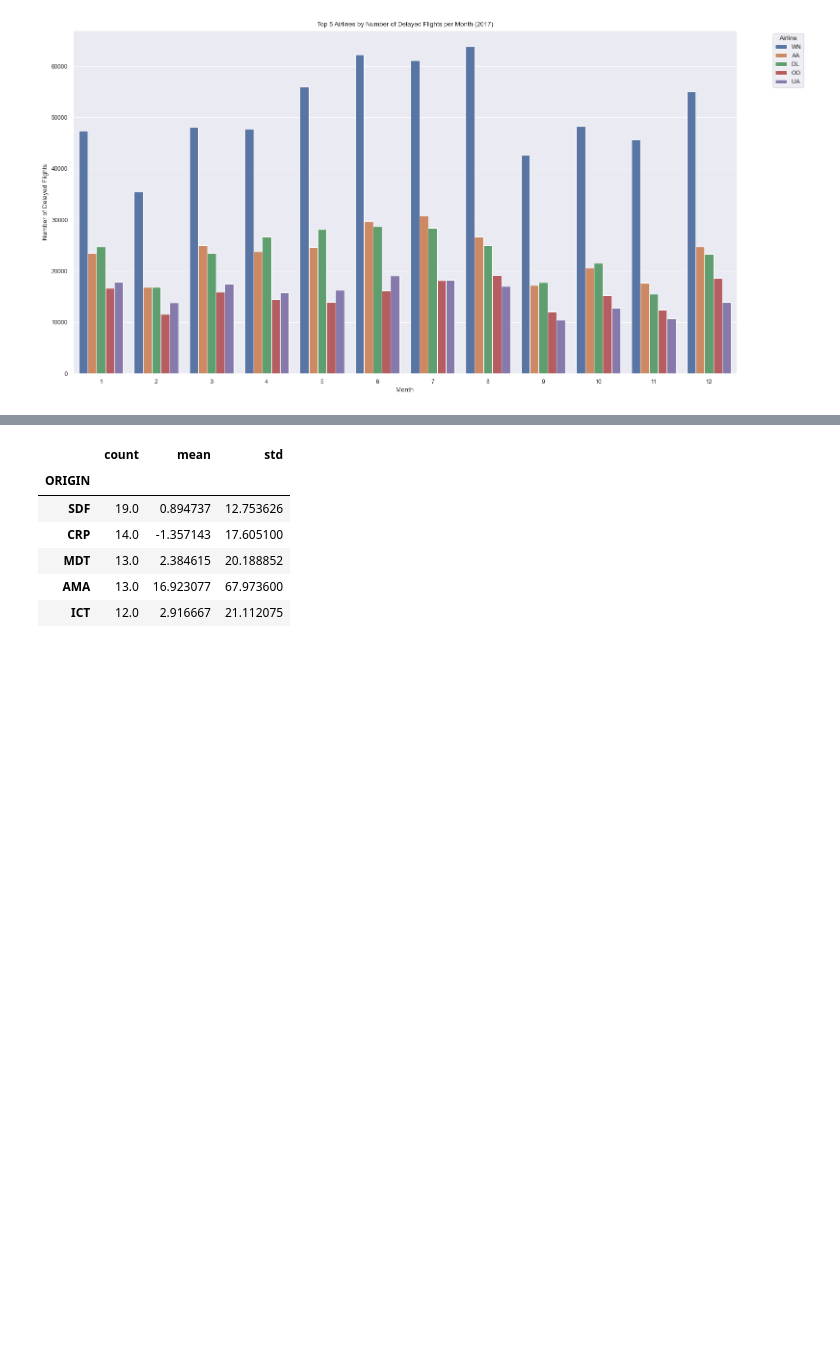
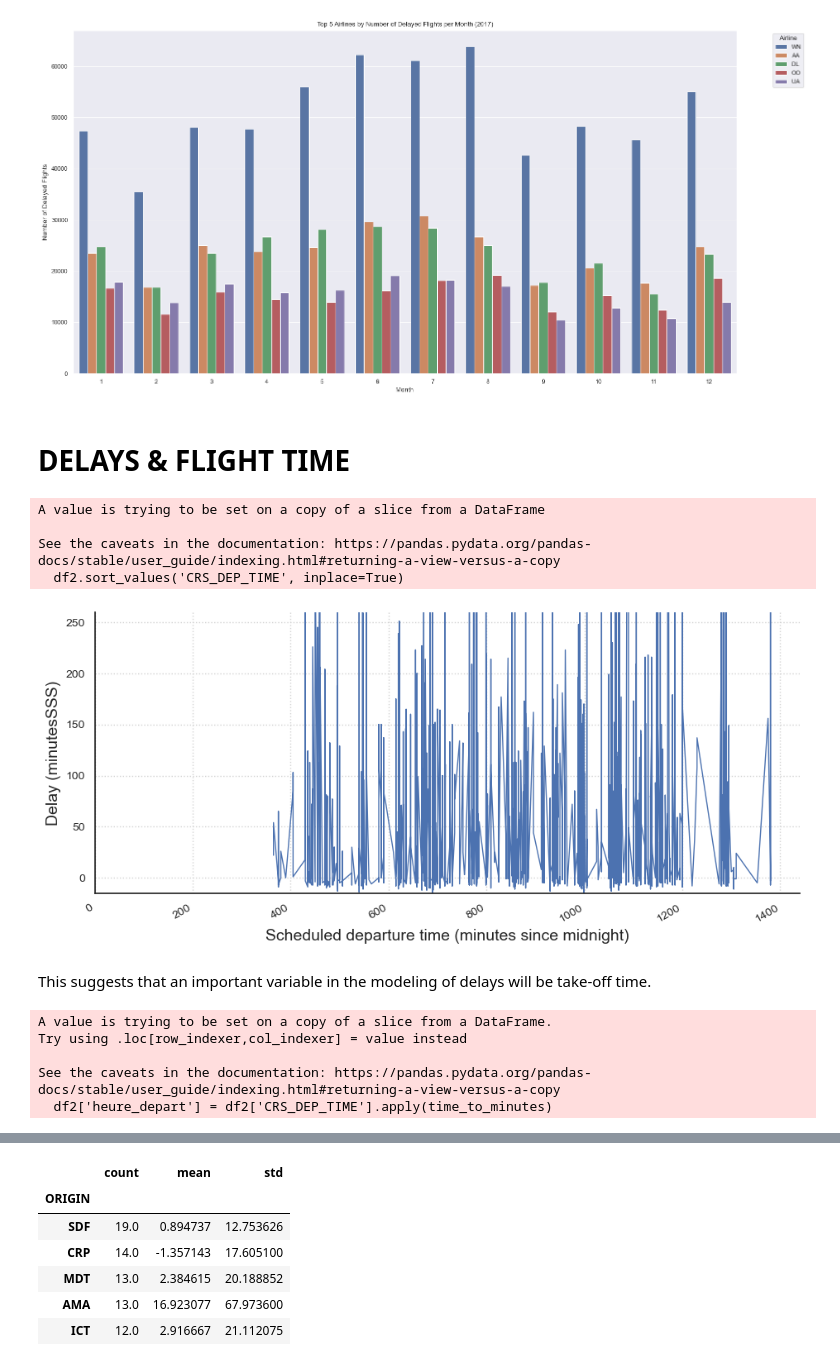
Before and after one commit to khaleesiyali/FLIGHT_DELAYS, a Jupyter notebook: 1st PBL/IDS_Proj_1_G2.ipynb, the cells around one changed output, grey strips where cells are left out. Cells and saved outputs as stored; diff of their text form; code cells hidden in the pictures; blank space fills up the shorter version.

```diff
--- a/1st PBL/IDS_Proj_1_G2.ipynb
+++ b/1st PBL/IDS_Proj_1_G2.ipynb
@@ -813,3 +813,5 @@ Try using .loc[row_indexer,col_indexer] = value instead
 See the caveats in the documentation: https://pandas.pydata.org/pandas-docs/stable/user_guide/indexing.html#returning-a-view-versus-a-copy
   top5['OP_CARRIER'] = pd.Categorical(
 [figure]
+# %% [markdown]
+# DELAYS & FLIGHT TIME
@@ -815,0 +883,78 @@ See the caveats in the documentation: https://pandas.pydata.org/pandas-docs/stab
+# %%
+carrier = 'OO'
+id_airport = 4
+liste_origin_airport = df_2017[df_2017['OP_CARRIER'] == carrier]['ORIGIN'].unique()
+df2 = df_2017[(df_2017['OP_CARRIER'] == carrier) & (df_2017['ARR_DELAY'] > 0)
+              & (df_2017['ORIGIN'] == liste_origin_airport[id_airport])]
+df2.sort_values('CRS_DEP_TIME', inplace=True)
+# %% [output]
+A value is trying to be set on a copy of a slice from a DataFrame
+
+See the caveats in the documentation: https://pandas.pydata.org/pandas-docs/stable/user_guide/indexing.html#returning-a-view-versus-a-copy
+  df2.sort_values('CRS_DEP_TIME', inplace=True)
+# %%
+import datetime
+
+# Use 'CRS_DEP_TIME' if 'SCHEDULED_DEPARTURE' does not exist
+if 'SCHEDULED_DEPARTURE' in df2.columns:
+    x_vals = df2['SCHEDULED_DEPARTURE']
+    xlabel = 'Departure date'
+else:
+    # Convert CRS_DEP_TIME to minutes since midnight for plotting
+    def time_to_minutes(x):
+        x = str(int(x)).zfill(4)
+        hour = int(x[:2])
+        minute = int(x[2:])
+        return hour * 60 + minute
+    x_vals = df2['CRS_DEP_TIME'].apply(time_to_minutes)
+    xlabel = 'Scheduled departure time (minutes since midnight)'
+
+fig1 = Figure_style(11, 5, 1, 1)
+fig1.pos_update(0, 0)
+fig1.cust_plot(x_vals, df2['DEP_DELAY'], linestyle='-')
+fig1.style()
+fig1.set_ylabel('Delay (minutesSSS)', fontsize=14)
+fig1.set_xlabel(xlabel, fontsize=14)
+if xlabel == 'Departure date':
+    date_1 = datetime.datetime(2017, 6, 1)
+    date_2 = datetime.datetime(2017, 7, 30)
+    fig1.set_xlim(date_1, date_2)
+else:
+    fig1.set_xlim(0, 1440)  # 0 to 1440 minutes (full day)
+fig1.set_ylim(-15, 260)
+# %% [output]
+[figure, added]
+# %% [markdown]
+This suggests that an important variable in the modeling of delays will be take-off time.
+# %%
+#_______________________________
+def func2(x, a, b, c):
+    return a * x**2 +  b*x + c
+
+# Define get_stats as in cell 55
+def get_stats(x):
+    return pd.Series({
+        'count': x.count(),
+        'mean': x.mean(),
+        'std': x.std()
+    })
+
+# Convert CRS_DEP_TIME to minutes since midnight
+def time_to_minutes(x):
+    x = str(int(x)).zfill(4)
+    hour = int(x[:2])
+    minute = int(x[2:])
+    return hour * 60 + minute
+
+df2['heure_depart'] = df2['CRS_DEP_TIME'].apply(time_to_minutes)
+test2 = df2['DEP_DELAY'].groupby(df2['heure_depart']).apply(get_stats).unstack()
+x_val = test2.index.values  # already in minutes since midnight
+y_val = test2['mean']
+popt, pcov = curve_fit(func2, x_val, y_val, p0=[1, 2, 3])
+test2['fit'] = pd.Series(func2(x_val, *popt), index=test2.index)
+# %% [output]
+A value is trying to be set on a copy of a slice from a DataFrame.
+Try using .loc[row_indexer,col_indexer] = value instead
+
+See the caveats in the documentation: https://pandas.pydata.org/pandas-docs/stable/user_guide/indexing.html#returning-a-view-versus-a-copy
+  df2['heure_depart'] = df2['CRS_DEP_TIME'].apply(time_to_minutes)
```
Also changed, not shown: parts of 5 cells of this notebook.
